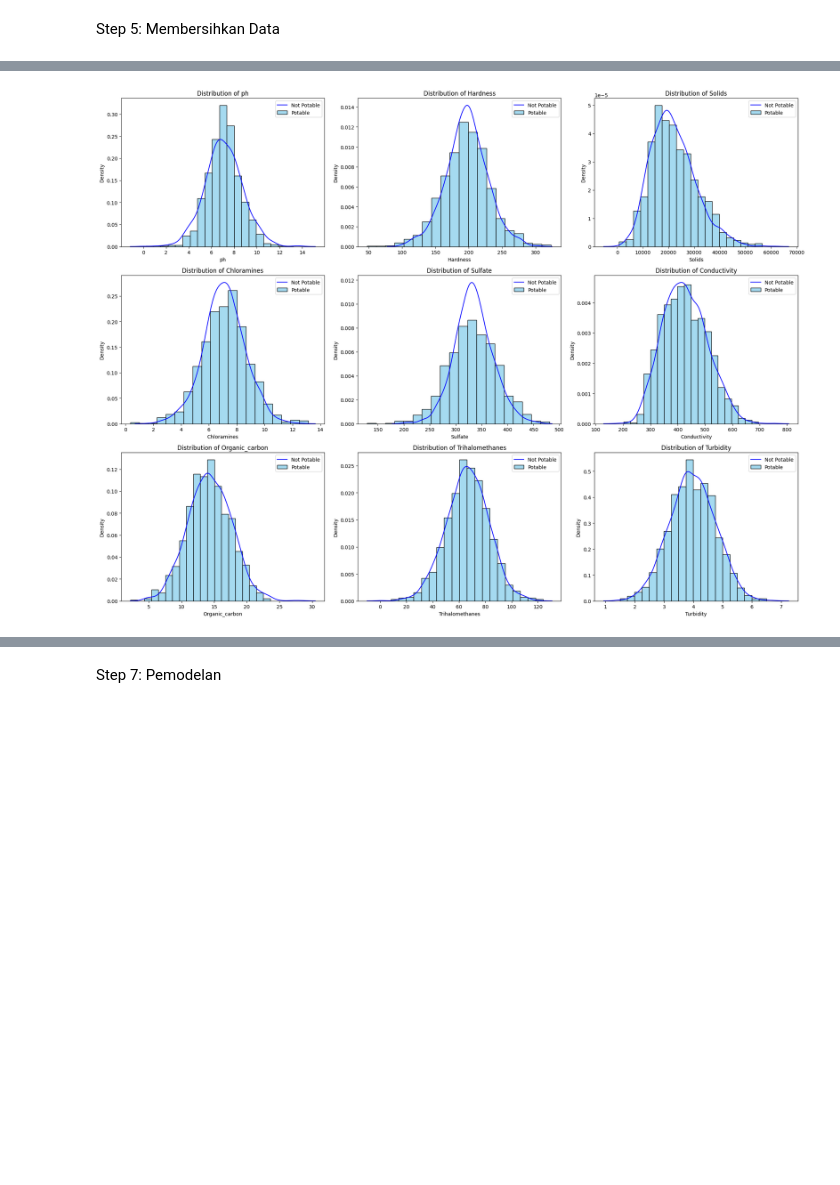
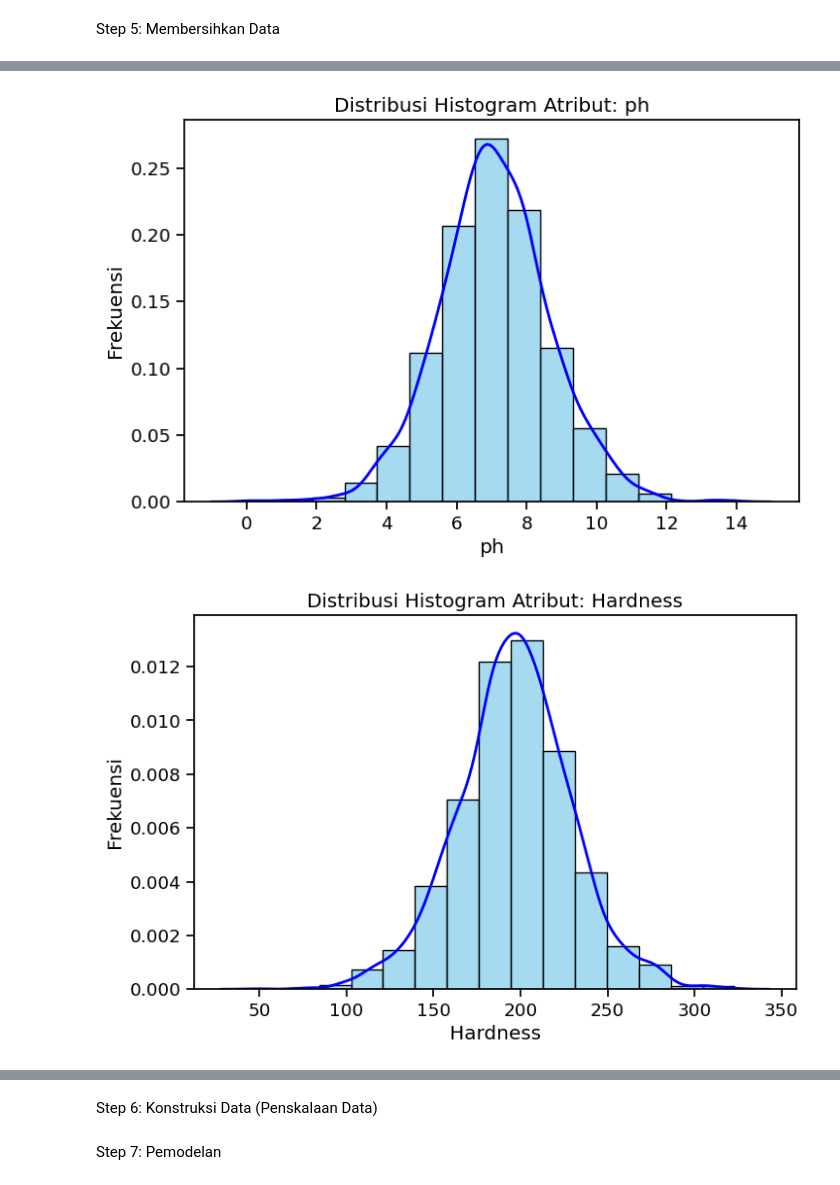
Before and after one commit to 12widasa/Water-Potability, a Jupyter notebook: water_potability.ipynb, the cells around one changed output, grey strips where cells are left out. Drawn from its saved outputs; the diff is of its cells as text; code cells hidden in the pictures; blank space fills up the shorter version.

```diff
--- a/water_potability.ipynb
+++ b/water_potability.ipynb
@@ -163,33 +140,14 @@ plt.show()
-# %%
-# Assuming 'water_data' is your DataFrame
-potable_data = water_data[water_data['Potability'] == 1]
-non_potable_data = water_data[water_data['Potability'] == 0]
-
-# Get the list of numerical features (attributes) for plotting
-numerical_features = water_data.select_dtypes(include=['number']).columns.tolist()
-numerical_features.remove('Potability')  # Remove 'Potability' as it's the target variable
-
-fig, axes = plt.subplots(3, 3, figsize=(20, 15))
-axes = axes.flatten()
-
-for i, feature in enumerate(numerical_features):
-    ax = axes[i]
-
-    sns.kdeplot(non_potable_data[feature], ax=ax, label='Not Potable', color='blue', fill=False)
-
-
-    sns.histplot(potable_data[feature], ax=ax, label='Potable', color='skyblue', stat="density", bins=20)
-
-    ax.set_title(f'Distribution of {feature}')
-    ax.set_xlabel(feature)
-    ax.set_ylabel('Density')
-    ax.legend()
-
-# Hide any unused subplots (if there are fewer than 9 numerical features)
-for j in range(len(numerical_features), len(axes)):
-    fig.delaxes(axes[j])
-
-plt.tight_layout()  # Adjust spacing between subplots
-plt.show()
-# %% [output]
-[figure, removed]
+# %%
+# Distribusi Histogram Plot dengan Bar dan Line
+with sns.plotting_context("notebook", font_scale=1.2):
+    for feature in features:
+        plt.figure(figsize=(8, 5))
+        g = sns.histplot(data=water_data[feature], stat='density', color='skyblue', bins=15, edgecolor='black')
+        g1 = sns.kdeplot(data=water_data[feature], color='blue', linewidth=2, ax=g)
+        plt.title(f'Distribusi Histogram Atribut: {feature}')
+        plt.xlabel(feature)
+        plt.ylabel('Frekuensi')
+        plt.show()
+# %% [output]
+[figure, added]
+[figure, added]
@@ -195,0 +161,2 @@ plt.show()
+# %% [markdown]
+Step 6: Konstruksi Data (Penskalaan Data)
```
Also changed, not shown: parts of 19 cells of this notebook, 3 other files.
